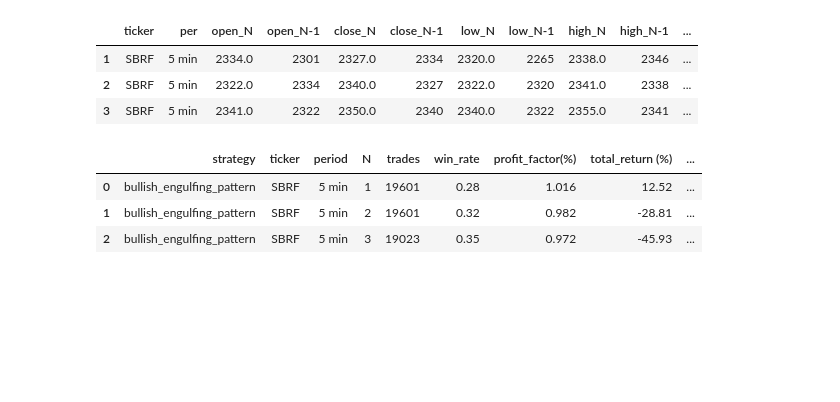
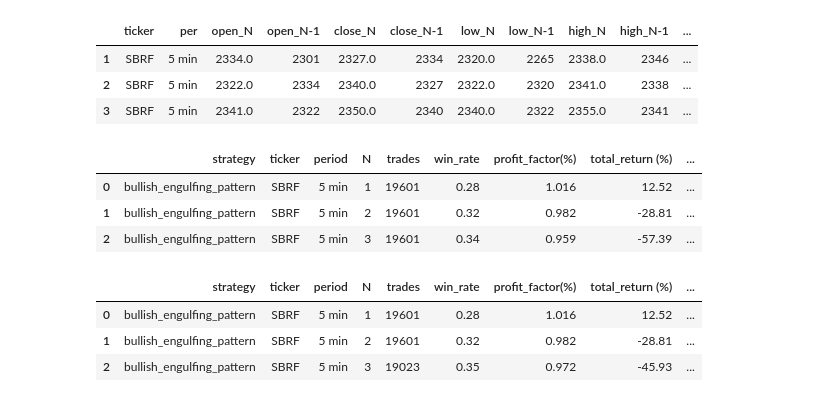
Before and after one commit to AlexKosuhin/AlgoTrading, a Jupyter notebook: Проект/Паттерн Бычье Поглощение.ipynb, the cells around one changed output. Drawn from its saved outputs; the diff is of its cells as text; code cells hidden in the pictures; blank space fills up the shorter version.

```diff
--- a/Проект/Паттерн Бычье Поглощение.ipynb
+++ b/Проект/Паттерн Бычье Поглощение.ipynb
@@ -241,6 +241,103 @@ def filter_min_distance(data, column, N):
     data.loc[to_remove, column] = 0
 
     return data
+# %%
+# Функция для получения результатов стратегии
+def trade_statistics_bull_new(data, commission=0.001):
+    """Функция для проверки эффективности стратегии, состоящих из 2 свечей.
+    на выходе мы получаем новый датафрейм, в котором есть все необходимые данные для анализа
+    прибыльности стратегии
+
+    Args:
+        data (pd.DataFrame): Исходный датафрейм
+        commission (float, optional): Размер комиссии. Defaults to 0.001.
+
+    Returns:
+        all_strategy (pd.DataFrame): Новый датафрейм со всеми основными финансовыми показателями стратегии.
+    """
+
+    data = data.copy()
+    # Удалим сперва все отметки паттерна и сигнала с последних 51 строки
+    data.loc[len(data) - 51 : len(data), ['pattern', 'signal']] = 0
+    data = data.set_index('time_N')
+    # Проходимся циклом по периодам удержания позиции
+    all_strategy = []
+    for N in [1, 2, 3, 4, 5, 6, 7, 8, 9, 10, 15, 20, 25, 30, 35, 40, 45, 50]:
+        data_h = filter_min_distance(data, 'signal', N) # Получаем фильтрованные данные
+
+        # Блок для определения цены входа и выхода
+        # То есть для каждой стратегии мы определяем вектора цен открытий и закрытий
+        # Так как удерживаем позицию мы N периодов, то в качестве всех кандидатов,
+        # на которых мы можем закрыть позицию берем цены открытия через N периодов
+        exit_candidate = data_h['open_N'].shift(-N)
+        is_entry = data_h['signal'] == 1
+        entry_price = data_h['open_N'][is_entry]
+        exit_price = exit_candidate[is_entry]
+        # Считаем результат
+        profit_percent = pd.Series(np.round((exit_price.values - entry_price.values) / entry_price.values, 5), index=entry_price.index,
+                                   name='profit_percent')# % доход за сделку
+        profit = pd.Series(exit_price - entry_price, index=entry_price.index,
+                                   name='profit') # Доход за сделку в абсолютном масштабе
+
+        # Считаем прибыль стратегии купи и держи:
+        capital = 100_000
+        first_buy = data['close_N'].iloc[1]
+        last_sell = data['close_N'].iloc[len(data) - 51]
+        BH_strategy_percent = ((last_sell - first_buy) / first_buy) * 100 # В % от первоначальной суммы
+        BH_strategy_capital = capital * (1 + BH_strategy_percent / 100)
+
+        def calculate_absolute_drawdown(lst):
+            """Функция для расчета максимальной просадки в абсолютном масштабе"""
+            running_max = np.maximum.accumulate(lst)
+            drawdown = (running_max - lst)
+            return np.max(drawdown)
+
+        # Чистая прибыль
+        # Чистая прибыль с учетом комиссии в 0.1 % от абсолютных значений дохода
+        absolut_profit_net = pd.Series(np.round(np.where(profit >= 0, profit * (1 - commission), profit * (1 + commission)), 3), index=profit.index)
+        # Чистая прибыль с учетом комиссии в 0.1 % от % значений дохода
+        percent_profit_net = pd.Series(np.round(np.where(profit_percent >= 0, profit_percent * (1 - commission), profit_percent * (1 + commission)), 3), index=profit_percent.index)
+        # Общая доходность в %
+        total_return_net = np.round((np.prod(1 + percent_profit_net) - 1) * 100, 3) # общая прибыль в %
+        capital_curve = pd.Series(np.round(capital * np.cumprod(1 + np.array(percent_profit_net)), 2), index=percent_profit_net.index)
+
+        # Статистика
+        # Названия
+        strategy_name = data['strategy'].iloc[0]
+        per = data['per'].iloc[0]
+        ticker = data['ticker'].iloc[0]
+
+        # Считаем R^2 линейной регрессии, построенной по графику дохода
+        X = np.array(list(range(len(capital_curve)))).reshape(-1, 1)
+        y = np.array(capital_curve)
+        lin = LinearRegression()
+        lin.fit(X, y)
+        y_pred = lin.predict(X)
+        r2 = metrics.r2_score(y, y_pred)
+
+        # Заполняем итоговый список словарями со всей статистикой
+        all_strategy.append({'strategy' : strategy_name,
+                           'ticker' : ticker,
+                           'period' : per,
+                           'N' : N,
+                           'trades' : len(absolut_profit_net), # Количество сделок
+                           'win_rate' : np.round(np.mean(percent_profit_net > 0), 2), # Считаем по % доходу после уплаты комиссии
+                           'profit_factor(%)' : np.round(np.sum(percent_profit_net[percent_profit_net > 0]) / np.abs(np.sum(percent_profit_net[percent_profit_net < 0])), 3),
+                           'total_return (%)' : np.round(total_return_net, 2), 'final_capital_strategy' : capital_curve.iloc[-1],
+                           'capital_curve' : capital_curve, 'profit(absolut)' : np.round(absolut_profit_net, 4),
+                           'profit(%)' : np.round(percent_profit_net, 4),
+                           'max_drawdown' : calculate_absolute_drawdown(capital_curve), 'r2' : np.round(r2, 2),
+                           'strategy_buy_and_hold (%)' : np.round(BH_strategy_percent, 1),
+                           'strategy_buy_and_hold (capital)' : BH_strategy_capital})
+    return pd.DataFrame(all_strategy)
+
+result = trade_statistics_bull_new(sber_good)
+result.head(3)
+# %% [output]
+|  | strategy | ticker | period | N | trades | win_rate | profit_factor(%) | total_return (%) | ... |
+| 0 | bullish_engulfing_pattern | SBRF | 5 min | 1 | 19601 | 0.28 | 1.016 | 12.52 | ... |
+| 1 | bullish_engulfing_pattern | SBRF | 5 min | 2 | 19601 | 0.32 | 0.982 | -28.81 | ... |
+| 2 | bullish_engulfing_pattern | SBRF | 5 min | 3 | 19601 | 0.34 | 0.959 | -57.39 | ... |
 # %%
 # Функция для получения результатов стратегии
 def trade_statistics_bull(data, commission=0.001):
```
Also changed, not shown: parts of 4 cells of this notebook.
